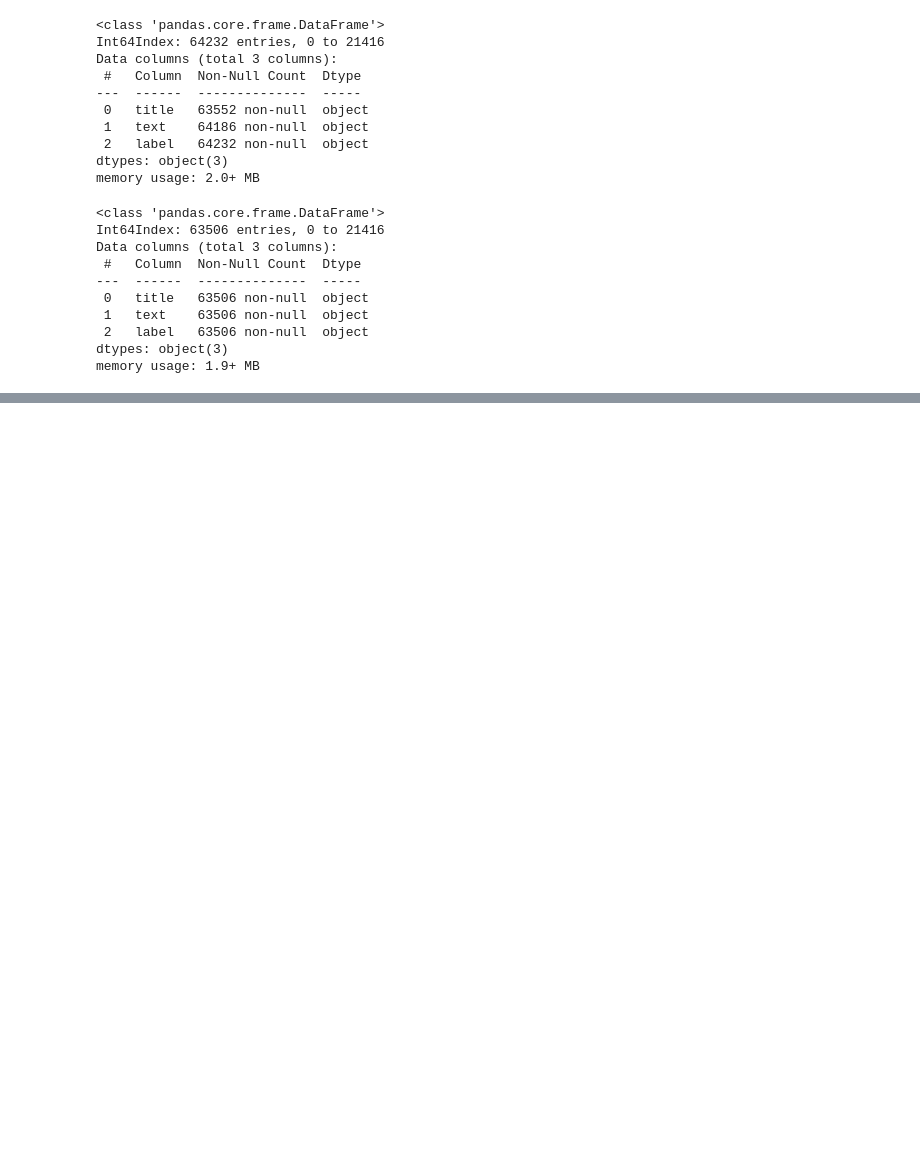
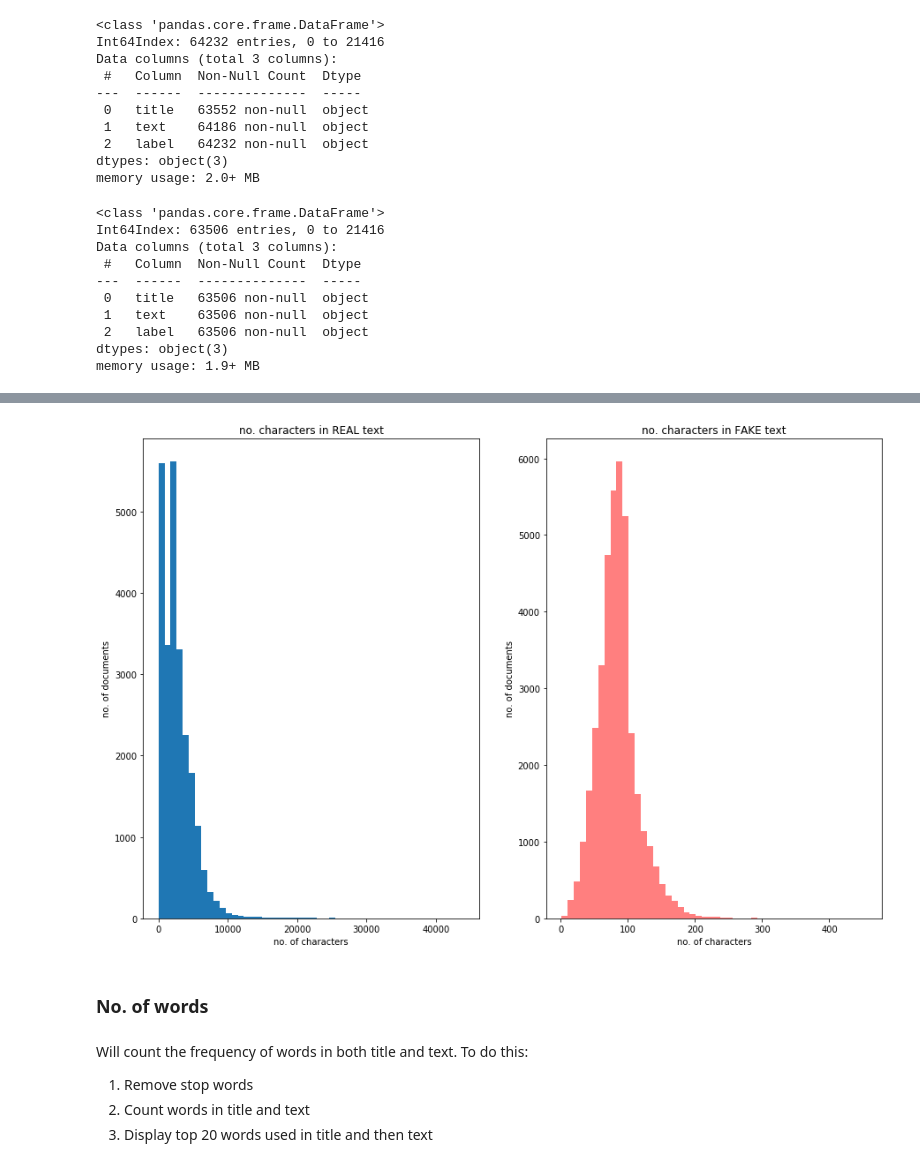
Before and after one commit to efbelle/Capstone-2-Fake-News-Detector, a Jupyter notebook: Fake News Detector.ipynb, the cells around one changed output, grey strips where cells are left out. Drawn from its saved outputs; the diff is of its cells as text; code cells hidden in the pictures; blank space fills up the shorter version.

```diff
--- a/Fake News Detector.ipynb
+++ b/Fake News Detector.ipynb
@@ -316,0 +406,4 @@ memory usage: 1.9+ MB
+# %%
+# Repeat the process for no. of characters in text to see if there is anything noticeable
+df['text_char'] = df['text'].str.len()
+df.head()
@@ -316,0 +417,30 @@ memory usage: 1.9+ MB
+# %%
+# Filtering Real text
+rtx = df.text_char[df.label =='REAL']
+# %%
+# Filtering Fake text
+ftx = df.title_char[df.label =='FAKE']
+# %%
+#plot number of characters in real and fake text
+n_bins=50
+fig_size=(15,10)
+fig, axs = plt.subplots(1, 2, figsize=fig_size)
+
+# We can set the number of bins with the `bins` kwarg
+axs[0].hist(rtx, bins=n_bins)
+axs[0].set_title('no. characters in REAL text')
+axs[1].hist(ftx, bins=n_bins, color='red', alpha=0.5)
+axs[1].set_title('no. characters in FAKE text')
+
+
+for ax in axs.flat:
+    ax.set(xlabel='no. of characters', ylabel='no. of documents')
+# %% [output]
+[figure, added]
+# %% [markdown]
+### No. of words
+# %% [markdown]
+Will count the frequency of words in both title and text. To do this:
+1. Remove stop words
+2. Count words in title and text
+3. Display top 20 words used in title and then text
```
Also changed, not shown: parts of 87 cells of this notebook.
